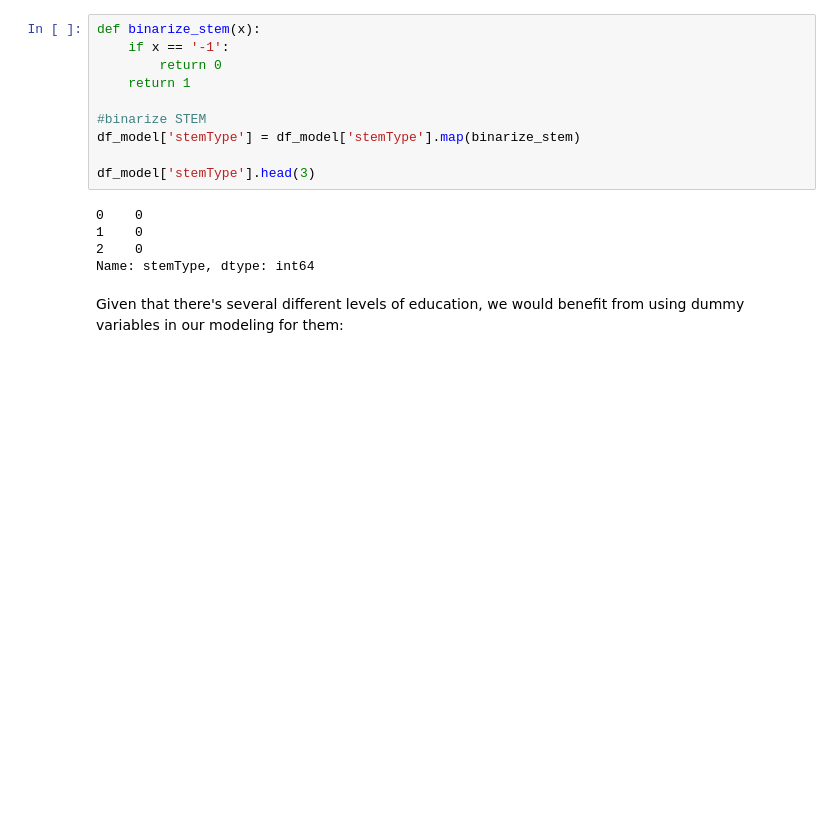
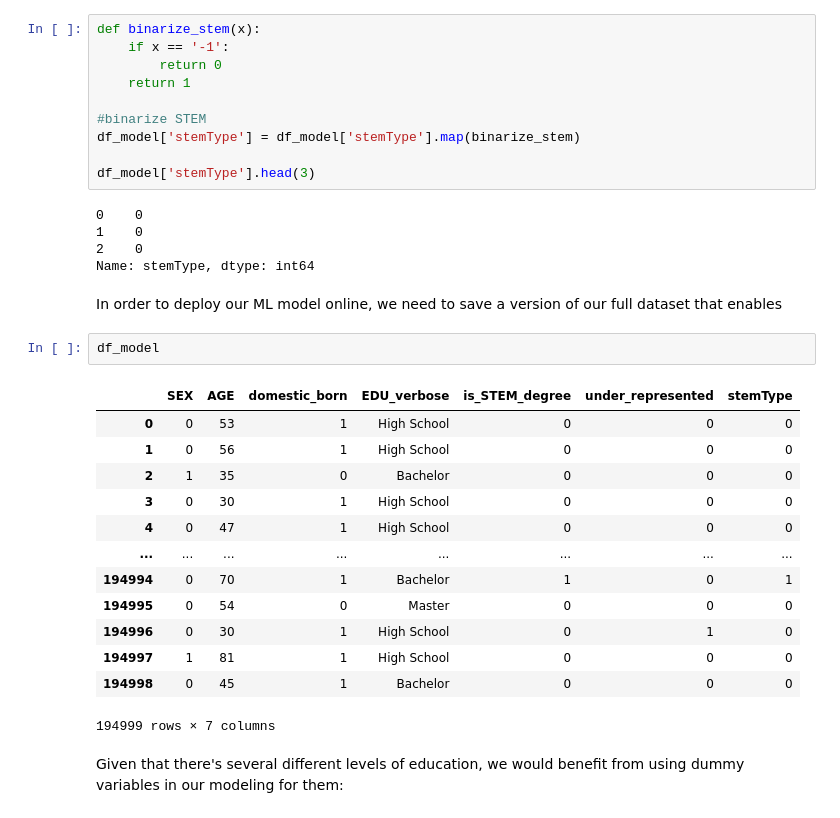
Before and after one commit to kayfilipp/HigherME, a Jupyter notebook: census_data/Modeling.ipynb, the cells around one changed output. Drawn from its saved outputs; the diff is of its cells as text; blank space fills up the shorter version.

```diff
--- a/census_data/Modeling.ipynb
+++ b/census_data/Modeling.ipynb
@@ -71,6 +71,24 @@ df_model['stemType'].head(3)
 1    0
 2    0
 Name: stemType, dtype: int64
+# %% [markdown]
+In order to deploy our ML model online, we need to save a version of our full dataset that enables
+# %%
+df_model
+# %% [output]
+|  | SEX | AGE | domestic_born | EDU_verbose | is_STEM_degree | under_represented | stemType |
+| 0 | 0 | 53 | 1 | High School | 0 | 0 | 0 |
+| 1 | 0 | 56 | 1 | High School | 0 | 0 | 0 |
+| 2 | 1 | 35 | 0 | Bachelor | 0 | 0 | 0 |
+| 3 | 0 | 30 | 1 | High School | 0 | 0 | 0 |
+| 4 | 0 | 47 | 1 | High School | 0 | 0 | 0 |
+| ... | ... | ... | ... | ... | ... | ... | ... |
+| 194994 | 0 | 70 | 1 | Bachelor | 1 | 0 | 1 |
+| 194995 | 0 | 54 | 0 | Master | 0 | 0 | 0 |
+| 194996 | 0 | 30 | 1 | High School | 0 | 1 | 0 |
+| 194997 | 1 | 81 | 1 | High School | 0 | 0 | 0 |
+| 194998 | 0 | 45 | 1 | Bachelor | 0 | 0 | 0 |
+194999 rows × 7 columns
 # %% [markdown]
 Given that there's several different levels of education, we would benefit from using dummy variables in our modeling for them:
 # %%
```
Also changed, not shown: 1 other file.
